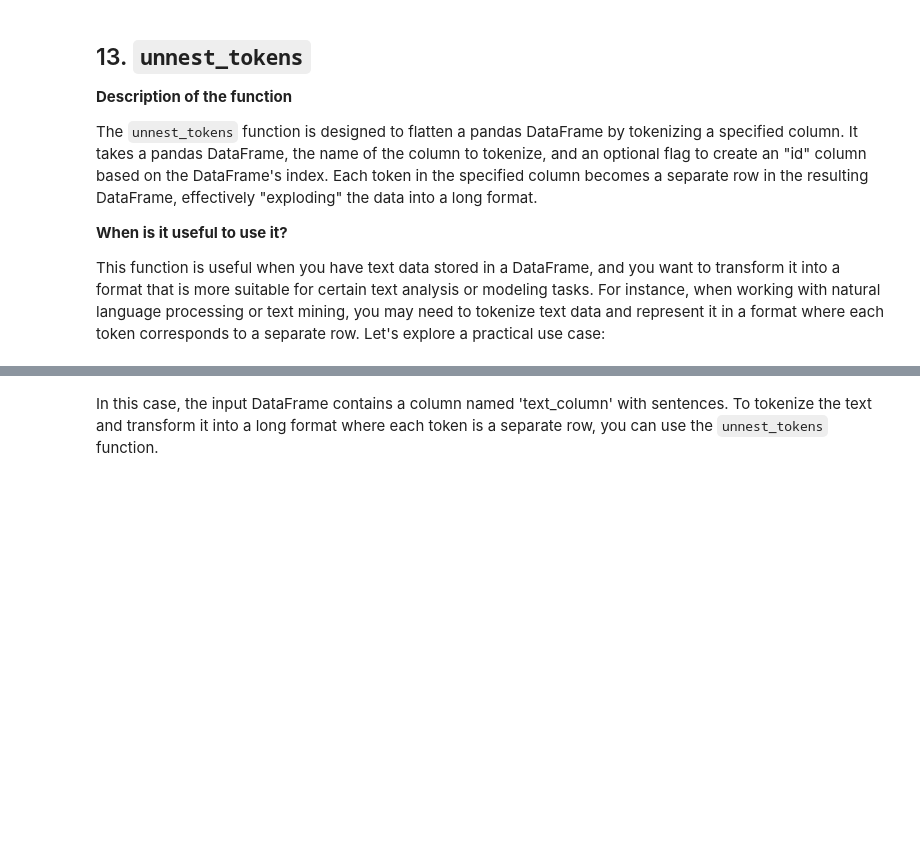
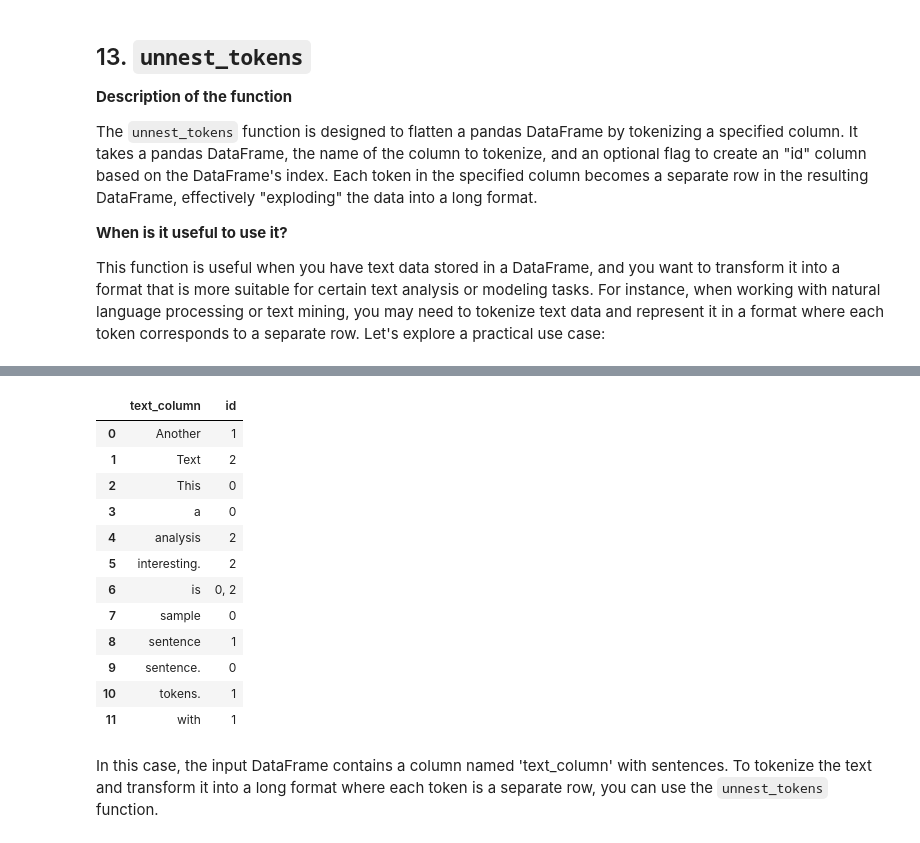
Before and after one commit to lgomezt/tidyX, a Jupyter notebook: docs/source/examples/tutorial.ipynb, the cells around one changed output, grey strips where cells are left out. Cells and saved outputs as stored; diff of their text form; code cells hidden in the pictures; blank space fills up the shorter version.

```diff
--- a/docs/source/examples/tutorial.ipynb
+++ b/docs/source/examples/tutorial.ipynb
@@ -421,3 +388,19 @@ Tokenized DataFrame:
+# %%
+tokenized_df.groupby("text_column")["id"].agg(lambda x: ", ".join(map(str, x))).reset_index()
+# %% [output]
+|  | text_column | id |
+| 0 | Another | 1 |
+| 1 | Text | 2 |
+| 2 | This | 0 |
+| 3 | a | 0 |
+| 4 | analysis | 2 |
+| 5 | interesting. | 2 |
+| 6 | is | 0, 2 |
+| 7 | sample | 0 |
+| 8 | sentence | 1 |
+| 9 | sentence. | 0 |
+| 10 | tokens. | 1 |
+| 11 | with | 1 |
 # %% [markdown]
 In this case, the input DataFrame contains a column named 'text_column' with sentences. To tokenize the text and transform it into a long format where each token is a separate row, you can use the `unnest_tokens` function.
 # %% [markdown]
```
Also changed, not shown: parts of 8 cells of this notebook, 6 other files.
